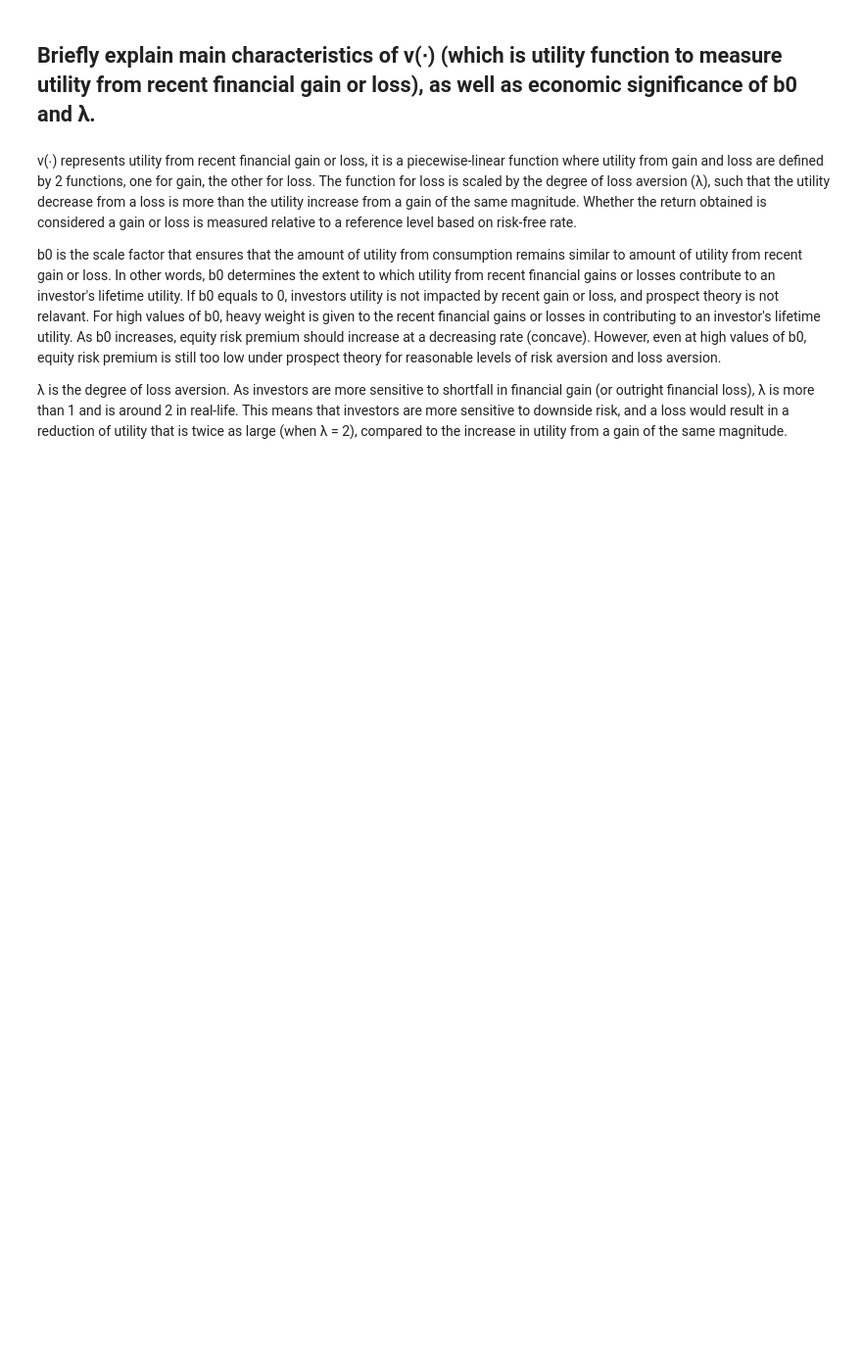
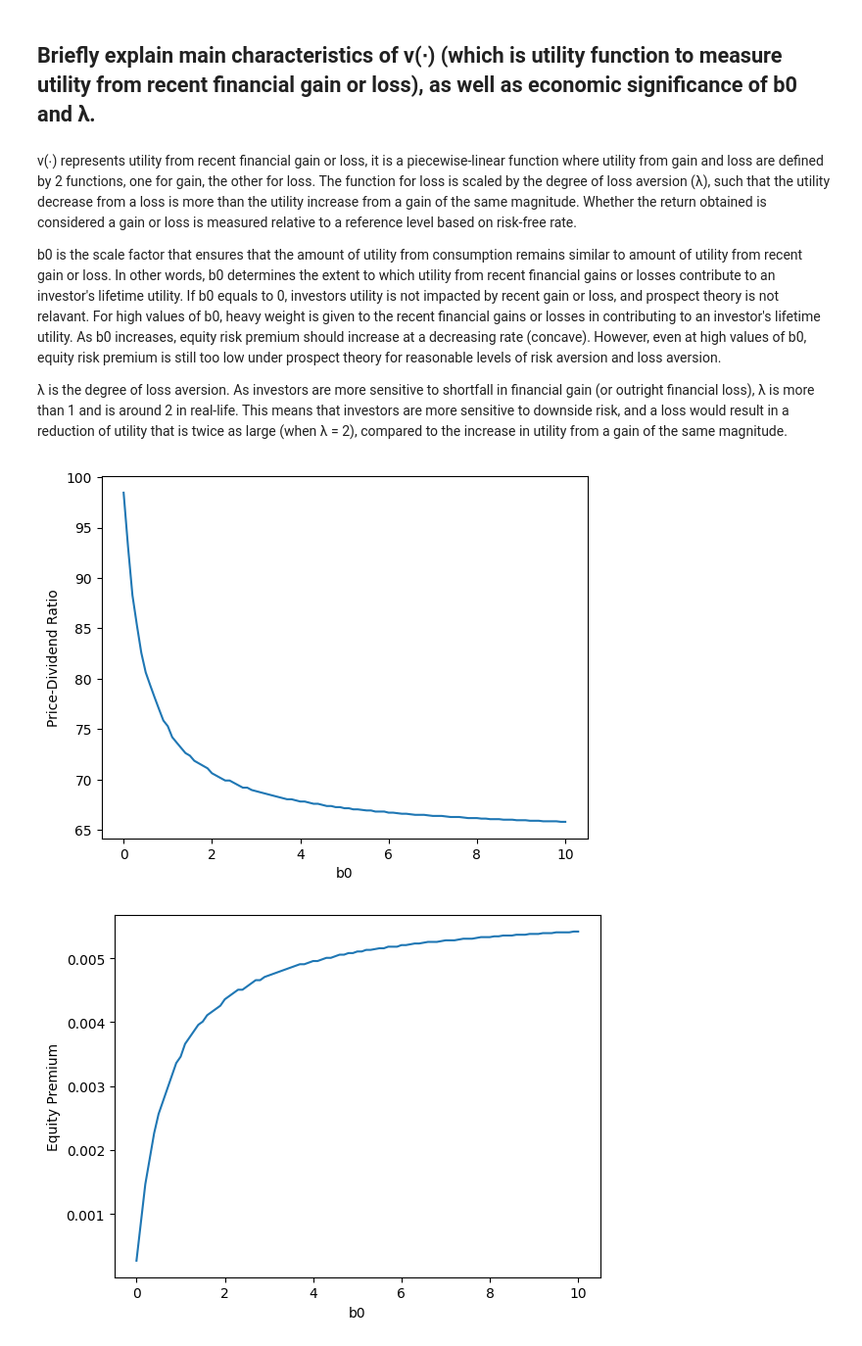
Before and after one commit to BennyAng48/QF600, a Jupyter notebook: Session_8_Behavioural_Finance_raw.ipynb, the cells around one changed output. Shown at 98% size. Drawn from its saved outputs; the diff is of its cells as text; code cells hidden in the pictures; blank space fills up the shorter version.

```diff
--- a/Session_8_Behavioural_Finance_raw.ipynb
+++ b/Session_8_Behavioural_Finance_raw.ipynb
@@ -337,3 +337,9 @@ v(∙) represents utility from recent financial gain or loss, it is a piecewise-
 b0 is the scale factor that ensures that the amount of utility from consumption remains similar to amount of utility from recent gain or loss. In other words, b0 determines the extent to which utility from recent financial gains or losses contribute to an investor's lifetime utility. If b0 equals to 0, investors utility is not impacted by recent gain or loss, and prospect theory is not relavant. For high values of b0, heavy weight is given to the recent financial gains or losses in contributing to an investor's lifetime utility. As b0 increases, equity risk premium should increase at a decreasing rate (concave). However, even at high values of b0, equity risk premium is still too low under  prospect theory for reasonable levels of risk aversion and loss aversion.
 
 λ is the degree of loss aversion. As investors are more sensitive to shortfall in financial gain (or outright financial loss), λ is more than 1 and is around 2 in real-life. This means that investors are more sensitive to downside risk, and a loss would result in a reduction of utility that is twice as large (when λ = 2), compared to the increase in utility from a gain of the same magnitude.
+# %%
+theta = 0.99        # Discount factor
+gamma = 1           # Coefficient of relative risk aversion
+lumbda = 2          # Degree of loss aversion
+# %%
+array_rf = 1.0303
@@ -339,0 +394,8 @@ b0 is the scale factor that ensures that the amount of utility from consumption
+# %%
+BF(theta =theta,
+   gamma = gamma,
+   lumbda = lumbda,
+   array_rf = array_rf)
+# %% [output]
+[figure, added]
+[figure, added]
```
Also changed, not shown: parts of 17 cells of this notebook.
